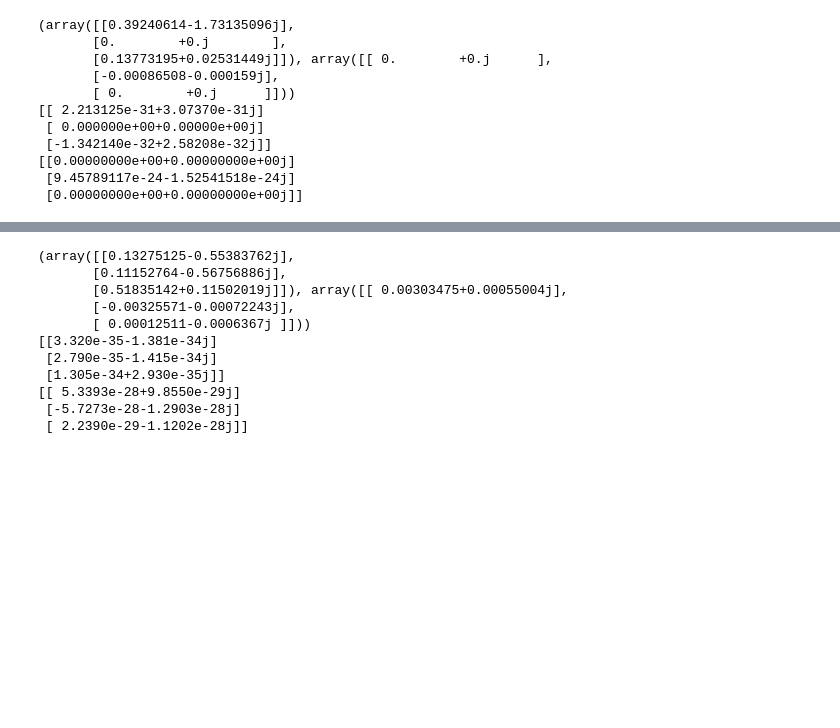
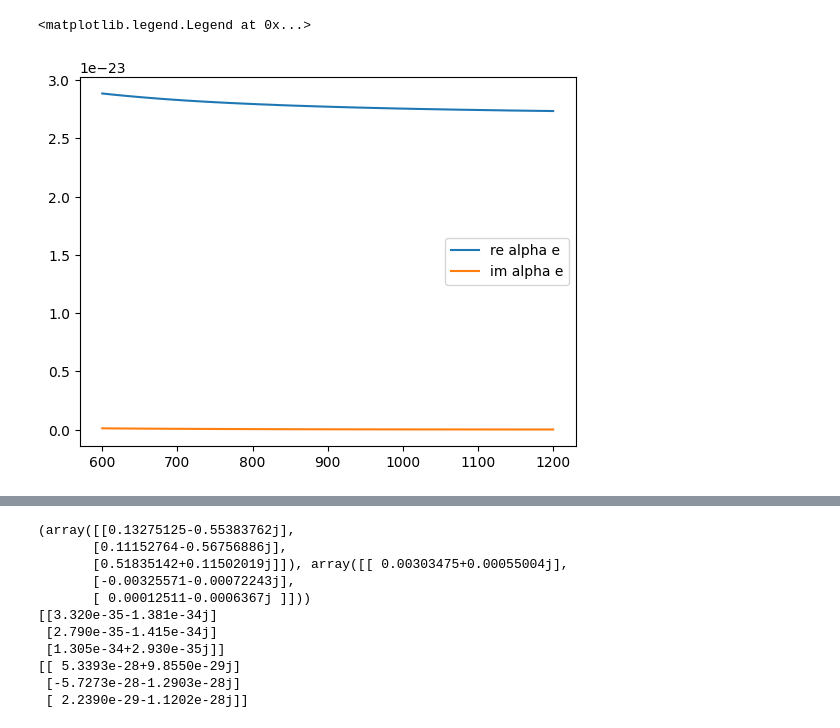
Before and after one commit to semyonbo/SPP_ANALYTICAL, a Jupyter notebook: plot.ipynb, the cells around one changed output, grey strips where cells are left out. Saved outputs shown, nothing was run; the diff lists cells and outputs as text; code cells hidden in the pictures; blank space fills up the shorter version.

```diff
--- a/plot.ipynb
+++ b/plot.ipynb
@@ -4,13 +4,14 @@ import dipoles
 import matplotlib.pyplot as plt
 from tqdm import tqdm
 import frenel
+import green_func
 
 eps_Au = frenel.get_interpolate('Au')
 eps_Si = frenel.get_interpolate('Si')
 
 wavelength_nm = 800  # [nm]
 STOP = 20
-R = 146
+R = 14
 dist = 20
 point = [0,0,dist+R]
 angle = 25*np.pi/180
@@ -19,15 +20,15 @@ a = 0
 
 
 
-print(dipoles.initial_field(wavelength_nm, angle, 1, eps_Au, point, phase, a))
+# print(dipoles.initial_field(wavelength_nm, angle, 1, eps_Au, point, phase, a))
 
 
-p, m =  dipoles.calc_dipoles_v2(wavelength_nm, eps_Au, point, R, eps_Si, angle, amplitude=1, phase=phase, a=a, stop=STOP )
-print(np.round(p,37))
+# p, m =  dipoles.calc_dipoles_v2(wavelength_nm, eps_Au, point, R, eps_Si, angle, amplitude=1, phase=phase, a=a, stop=STOP )
+# print(np.round(p,37))
 
-print(np.round(m,32))
+# print(np.round(m,32))
 
-wl = np.linspace(600, 1400, 60)
+wl = np.linspace(600, 1200, 50)
 
 Px=[]
 Py=[]
@@ -36,9 +37,15 @@ Mx=[]
 My=[]
 Mz=[]
 
+alphae = []
+rotGreen = []
+alpham = []
+
 # res = np.empty((3,len(wl)))
 for i in tqdm(range(len(wl))):
-
+    #rotGreen.append(green_func.green_ref_00(wl[i], point[2], eps_Au, 14)[0][1,1])
+    alphae.append(dipoles.alpha_v2(wl[i], R, eps_Si)[0])
+    alpham.append(dipoles.alpha_v2(wl[i], R, eps_Si)[1])
     p,m =  dipoles.calc_dipoles_v2(wl[i], eps_Au, point, R, eps_Si, angle, amplitude=1, phase=phase, a=a, stop=STOP )
     Px.append(p[0])
     Py.append(p[1])
@@ -46,15 +53,10 @@ for i in tqdm(range(len(wl))):
     Mx.append(m[0])
     My.append(m[1])
     Mz.append(m[2])
-# %% [output]
-(array([[0.39240614-1.73135096j],
-       [0.        +0.j        ],
-       [0.13773195+0.02531449j]]), array([[ 0.        +0.j      ],
-       [-0.00086508-0.000159j],
-       [ 0.        +0.j      ]]))
-[[ 2.213125e-31+3.07370e-31j]
- [ 0.000000e+00+0.00000e+00j]
- [-1.342140e-32+2.58208e-32j]]
-[[0.00000000e+00+0.00000000e+00j]
- [9.45789117e-24-1.52541518e-24j]
- [0.00000000e+00+0.00000000e+00j]]
+# %%
+plt.plot(wl, np.real(alphae), label='re alpha e')
+plt.plot(wl, np.imag(alphae), label='im alpha e')
+plt.legend()
+# %% [output]
+<matplotlib.legend.Legend at 0x...>
+[figure, added]
```
Also changed, not shown: parts of 3 cells of this notebook.
